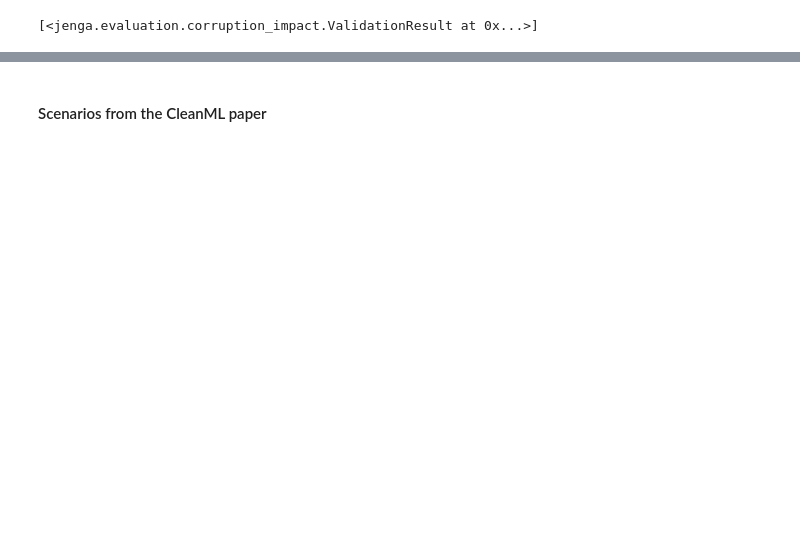
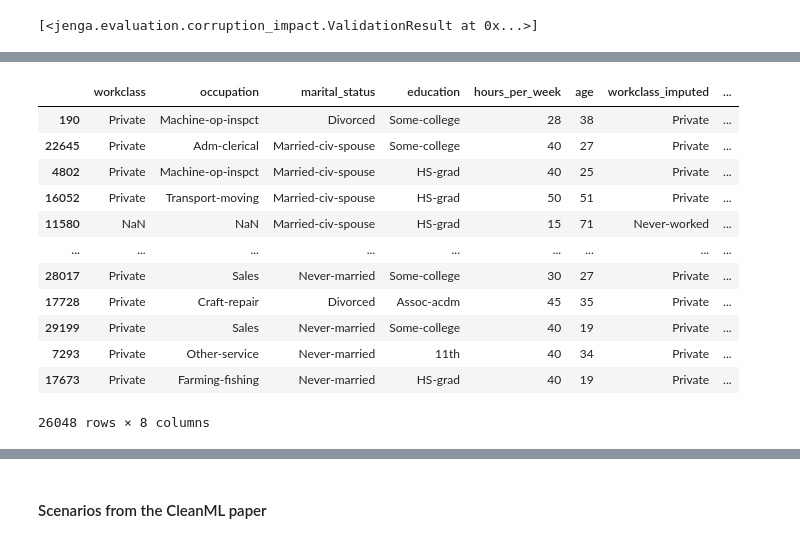
Before and after one commit to SharmaRupali/jenga, a Jupyter notebook: experiment-jenga-datawig.ipynb, the cells around one changed output, grey strips where cells are left out. Cells and saved outputs as stored; diff of their text form; code cells hidden in the pictures; blank space fills up the shorter version.

Commit message:
added imputation for cols with missing vals

```diff
--- a/experiment-jenga-datawig.ipynb
+++ b/experiment-jenga-datawig.ipynb
@@ -167,0 +147,11 @@ class DataWigImputer:
+# %%
+## training imputation models for the columns with null values: workclass and occupation
+## both are categorical attributes
+
+# workclass
+workclass_imputer = datawig.SimpleImputer(
+    input_columns=['occupation', 'marital_status', 'education'],
+    output_column='workclass',
+    output_path='workclass_imputer_model')
+
+workclass_imputer.fit(train_dat)
@@ -167,0 +177,8 @@ class DataWigImputer:
+# %%
+# occupation
+occupation_imputer = datawig.SimpleImputer(
+    input_columns=['workclass', 'marital_status', 'education'],
+    output_column='occupation',
+    output_path='occupation_imputer_model')
+
+occupation_imputer.fit(train_dat)
@@ -167,0 +204,20 @@ class DataWigImputer:
+# %%
+## impute the columns in the training data
+imputed = workclass_imputer.predict(train_dat)
+# %%
+imputed_copy = imputed.copy(deep=True)
+imputed_copy
+# %% [output]
+|  | workclass | occupation | marital_status | education | hours_per_week | age | workclass_imputed | ... |
+| 190 | Private | Machine-op-inspct | Divorced | Some-college | 28 | 38 | Private | ... |
+| 22645 | Private | Adm-clerical | Married-civ-spouse | Some-college | 40 | 27 | Private | ... |
+| 4802 | Private | Machine-op-inspct | Married-civ-spouse | HS-grad | 40 | 25 | Private | ... |
+| 16052 | Private | Transport-moving | Married-civ-spouse | HS-grad | 50 | 51 | Private | ... |
+| 11580 | NaN | NaN | Married-civ-spouse | HS-grad | 15 | 71 | Never-worked | ... |
+| ... | ... | ... | ... | ... | ... | ... | ... | ... |
+| 28017 | Private | Sales | Never-married | Some-college | 30 | 27 | Private | ... |
+| 17728 | Private | Craft-repair | Divorced | Assoc-acdm | 45 | 35 | Private | ... |
+| 29199 | Private | Sales | Never-married | Some-college | 40 | 19 | Private | ... |
+| 7293 | Private | Other-service | Never-married | 11th | 40 | 34 | Private | ... |
+| 17673 | Private | Farming-fishing | Never-married | HS-grad | 40 | 19 | Private | ... |
+26048 rows × 8 columns
```
Also changed, not shown: parts of 32 cells of this notebook.
